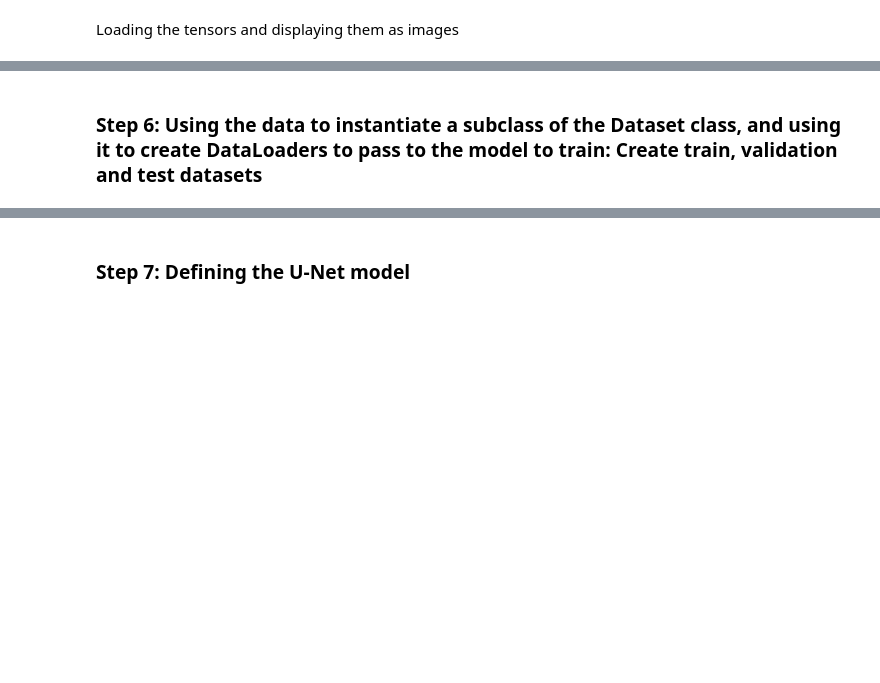
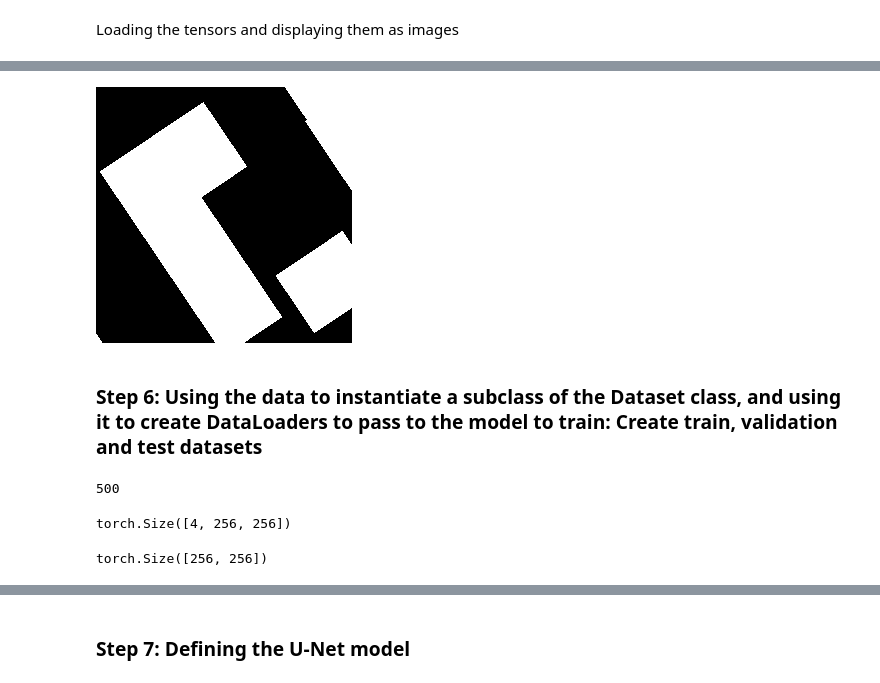
Before and after one commit to GabZech/building-segmentation-tutorial, a Jupyter notebook: DL_tutorial_memo_and_overview.ipynb, the cells around one changed output, grey strips where cells are left out. Saved outputs shown, nothing was run; the diff lists cells and outputs as text; code cells hidden in the pictures; blank space fills up the shorter version.

```diff
--- a/DL_tutorial_memo_and_overview.ipynb
+++ b/DL_tutorial_memo_and_overview.ipynb
@@ -573,0 +591,2 @@ Loading the tensors and displaying them as images
+# %%
+Msks = Msks[nonEmptyIndices]
@@ -573,0 +595,2 @@ Loading the tensors and displaying them as images
+# %%
+Msks = Msks[:500]
@@ -574,2 +610,7 @@ Loading the tensors and displaying them as images
+# %%
+nparr = Msks[2].detach().cpu().numpy().transpose()
+Image.fromarray(nparr.astype(np.uint8), 'L')
+# %% [output]
+[figure, added]
 # %% [markdown]
 ### Step 6: Using the data to instantiate a subclass of the Dataset class, and using it to create DataLoaders to pass to the model to train: Create train, validation and test datasets
@@ -575,0 +648,13 @@ Loading the tensors and displaying them as images
+# %%
+len(dataset)
+# %% [output]
+500
+# %%
+x,y = dataset[55]
+x.shape
+# %% [output]
+torch.Size([4, 256, 256])
+# %%
+y.shape
+# %% [output]
+torch.Size([256, 256])
```
Also changed, not shown: parts of 41 cells of this notebook.
